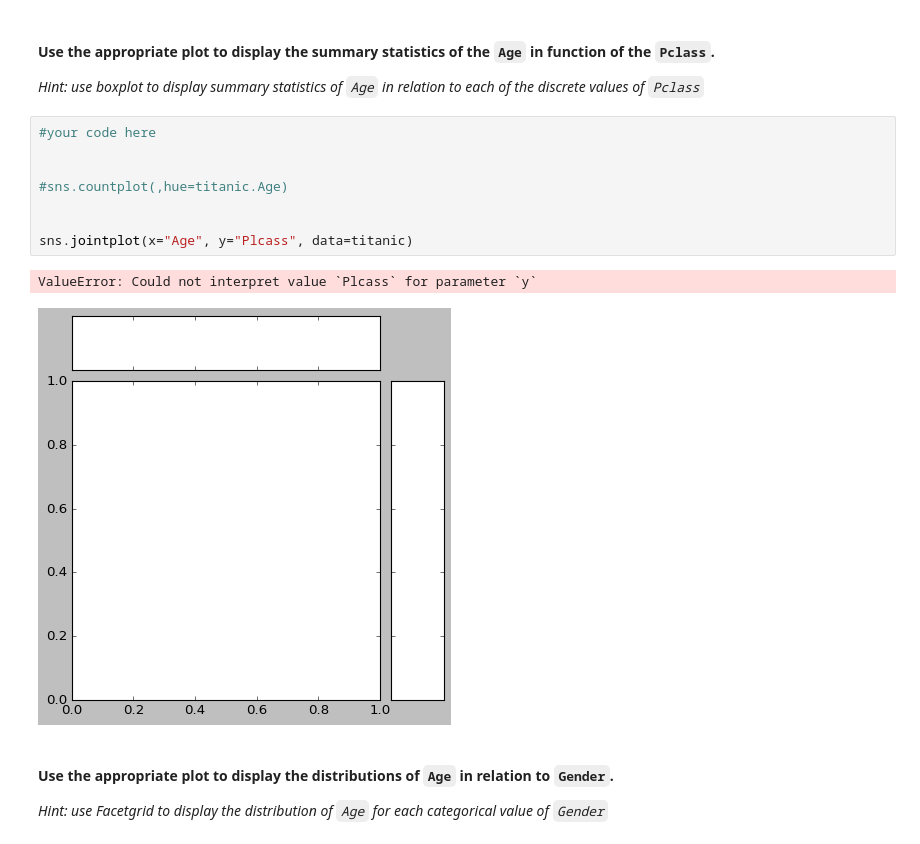
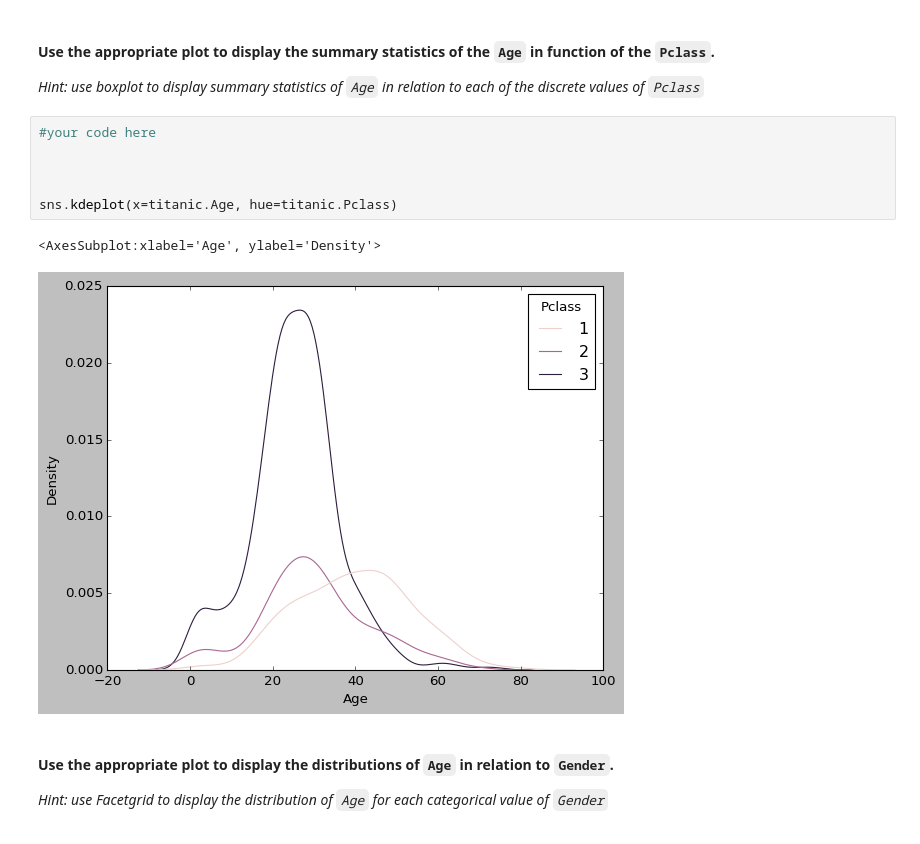
Before and after one commit to ironhack-datalabs/datamad1020-rev, a Jupyter notebook: module-1/lab-matplotlib-seaborn/your-code/challenge-3.ipynb, the cells around one changed output. Cells and saved outputs as stored; diff of their text form.

```diff
--- a/module-1/lab-matplotlib-seaborn/your-code/challenge-3.ipynb
+++ b/module-1/lab-matplotlib-seaborn/your-code/challenge-3.ipynb
@@ -241,14 +241,12 @@ Fare and survived
 # %%
 #your code here
 
 
-#sns.countplot(,hue=titanic.Age)
 
-
-sns.jointplot(x="Age", y="Plcass", data=titanic)
+sns.kdeplot(x=titanic.Age, hue=titanic.Pclass)
 # %% [output]
-ValueError: Could not interpret value `Plcass` for parameter `y`
+<AxesSubplot:xlabel='Age', ylabel='Density'>
-[figure, old version]
+[figure, new version]
 # %% [markdown]
 #### Use the appropriate plot to display the distributions of  `Age` in relation to  `Gender`.
 
```
Also changed, not shown: parts of 1 cell of this notebook.
